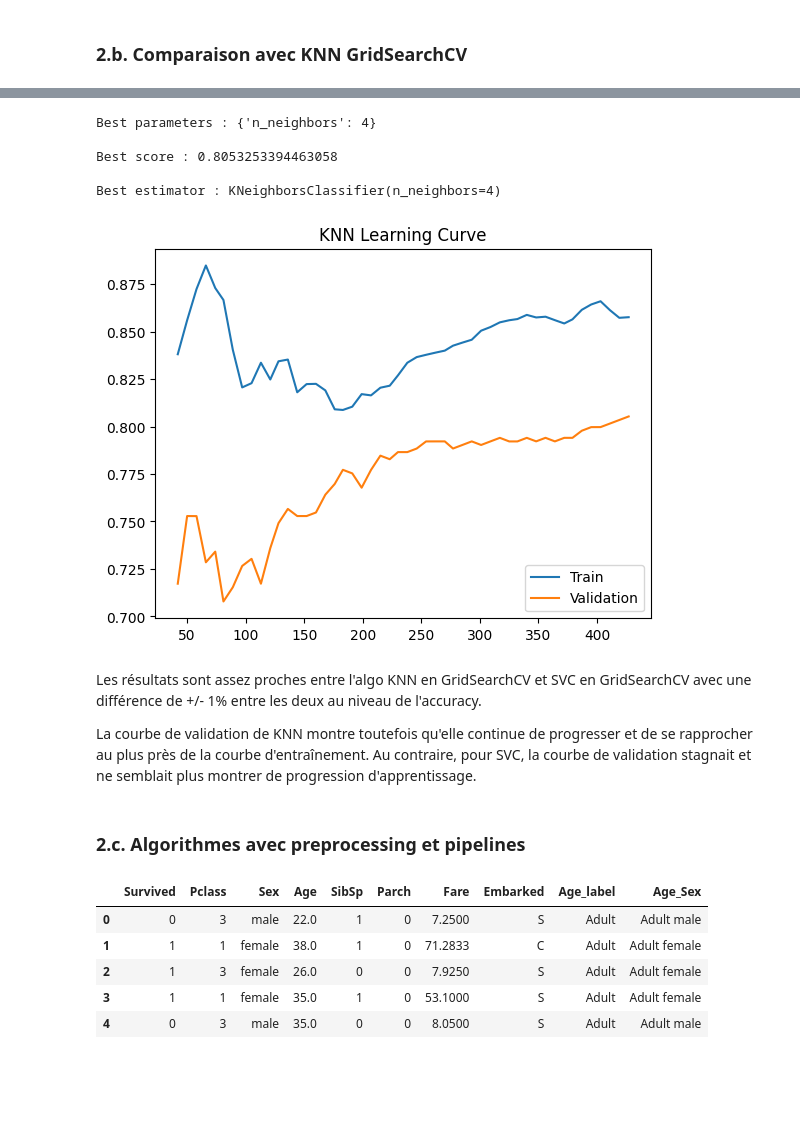
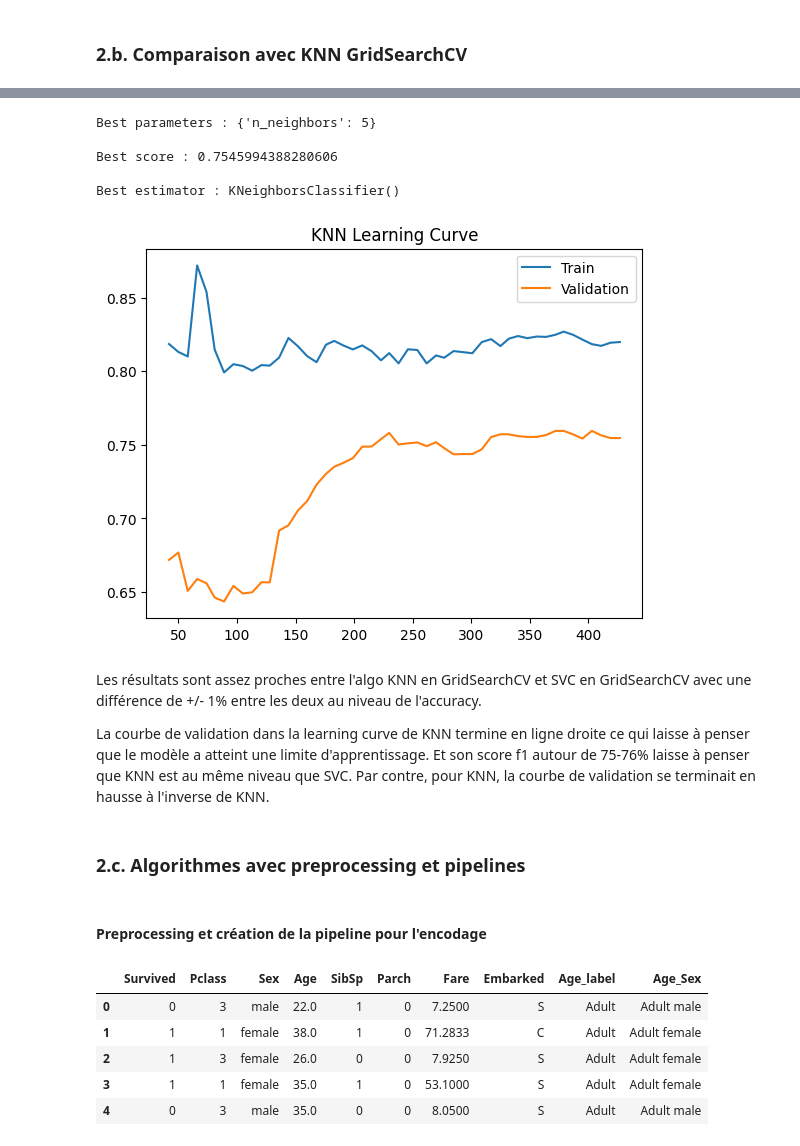
Before and after one commit to vin-br/titanic, a Jupyter notebook: titanic2.ipynb, the cells around one changed output, grey strips where cells are left out. Drawn from its saved outputs; the diff is of its cells as text; code cells hidden in the pictures; blank space fills up the shorter version.

```diff
--- a/titanic2.ipynb
+++ b/titanic2.ipynb
@@ -801,12 +806,12 @@ from sklearn.base import BaseEstimator
 # On fixe les valeurs des hyperparamètres à tester
 parameters = {'C':[0.1, 1, 10], 'gamma': [1, 0.1, 0.01, 0.001, 0.0001], 'kernel':('linear', 'rbf')}
 
-# Choisir un score à optimiser, ici l'accuracy (proportion de prédictions correctes)
-score = 'accuracy'
+# Choisir un score à optimiser, ici le F1 score
+score = 'f1'
 
-# Créer un classifieur SVC avec recherche d'hyperparamètre par validation croisée
+# Créer un classifieur SVC avec ses hyperparamètres
 svc = svm.SVC(gamma="scale")
-svc_classifier = model_selection.GridSearchCV(svc, parameters, verbose = 1)
+svc_classifier = model_selection.GridSearchCV(svc, parameters, scoring = score, verbose = 1)
 
 # On l'entraîne sur nos données d'entraînement
 svc_classifier.fit(feat_train, target_train)
@@ -875,13 +880,13 @@ On va donc comparer les mêmes données d'entraînement avec l'algorithme KNN (c
 # Fixer les valeurs des hyperparamètres à tester
 param_grid = {'n_neighbors': range(2,51)}
 
-# Choisir un score à optimiser, ici l'accuracy (proportion de prédictions correctes)
-score = 'accuracy'
+# Choisir un score à optimiser, ici le F1 score
+score = 'f1'
 
-# Créer un classifieur kNN avec recherche d'hyperparamètre par validation croisée
+# Créer un classifieur kNN avec ses hyperparamètre
 knn_classifier = model_selection.GridSearchCV(neighbors.KNeighborsClassifier(), # un classifieur kNN
     param_grid,     # hyperparamètres à tester
-    scoring=score)   # score à optimiser
+    scoring = score)   # score à optimiser
 
 knn_classifier.fit(feat_train, target_train)
 
@@ -925,30 +930,32 @@ accuracy = 0.790 (+/-0.073) for {'n_neighbors': 50}
 weighted avg       0.86      0.86      0.86       534
 # %%
 print(f"Best parameters : {knn_classifier.best_params_}\n")
-print(f"Best score : {knn_classifier.best_score_}\n")
+print(f"Best f1 score : {knn_classifier.best_score_}\n")
 print(f"Best estimator : {knn_classifier.best_estimator_}")
 # %% [output]
-Best parameters : {'n_neighbors': 4}
+Best parameters : {'n_neighbors': 5}
 
-Best score : 0.8053253394463058
+Best score : 0.7545994388280606
 
-Best estimator : KNeighborsClassifier(n_neighbors=4)
+Best estimator : KNeighborsClassifier()
 # %%
-train_sizes, train_scores, valid_scores = learning_curve(knn_classifier.best_estimator_, feat_train, target_train, train_sizes=np.linspace(0.1, 1, 50), cv=5)
+train_sizes, train_scores, valid_scores = learning_curve(knn_classifier.best_estimator_, feat_train, target_train, train_sizes=np.linspace(0.1, 1, 50), cv=5, scoring = "f1")
 
 plt.plot(train_sizes,np.mean(train_scores,axis=1), label = "Train")
 plt.plot(train_sizes,np.mean(valid_scores,axis=1), label = "Validation")
 plt.title("KNN Learning Curve")
 plt.legend()
 plt.show()
 # %% [output]
-[figure, old version]
+[figure, new version]
 # %% [markdown]
 Les résultats sont assez proches entre l'algo KNN en GridSearchCV et SVC en GridSearchCV avec une différence de +/- 1% entre les deux au niveau de l'accuracy.
 
-La courbe de validation de KNN montre toutefois qu'elle continue de progresser et de se rapprocher au plus près de la courbe d'entraînement. Au contraire, pour SVC, la courbe de validation stagnait et ne semblait plus montrer de progression d'apprentissage.
+La courbe de validation dans la learning curve de KNN termine en ligne droite ce qui laisse à penser que le modèle a atteint une limite d'apprentissage. Et son score f1 autour de 75-76% laisse à penser que KNN est au même niveau que SVC.  Par contre, pour KNN, la courbe de validation se terminait en hausse à l'inverse de KNN.
 # %% [markdown]
 ### 2.c. Algorithmes avec preprocessing et pipelines
+# %% [markdown]
+#### Preprocessing et création de la pipeline pour l'encodage
 # %%
 # On copie le dataframe et on retire la colonne non Age_Sex créé pour l'analyse exploratoire des données
 datanic_for_pipeline = datanic.copy()
```
Also changed, not shown: parts of 29 cells of this notebook.
